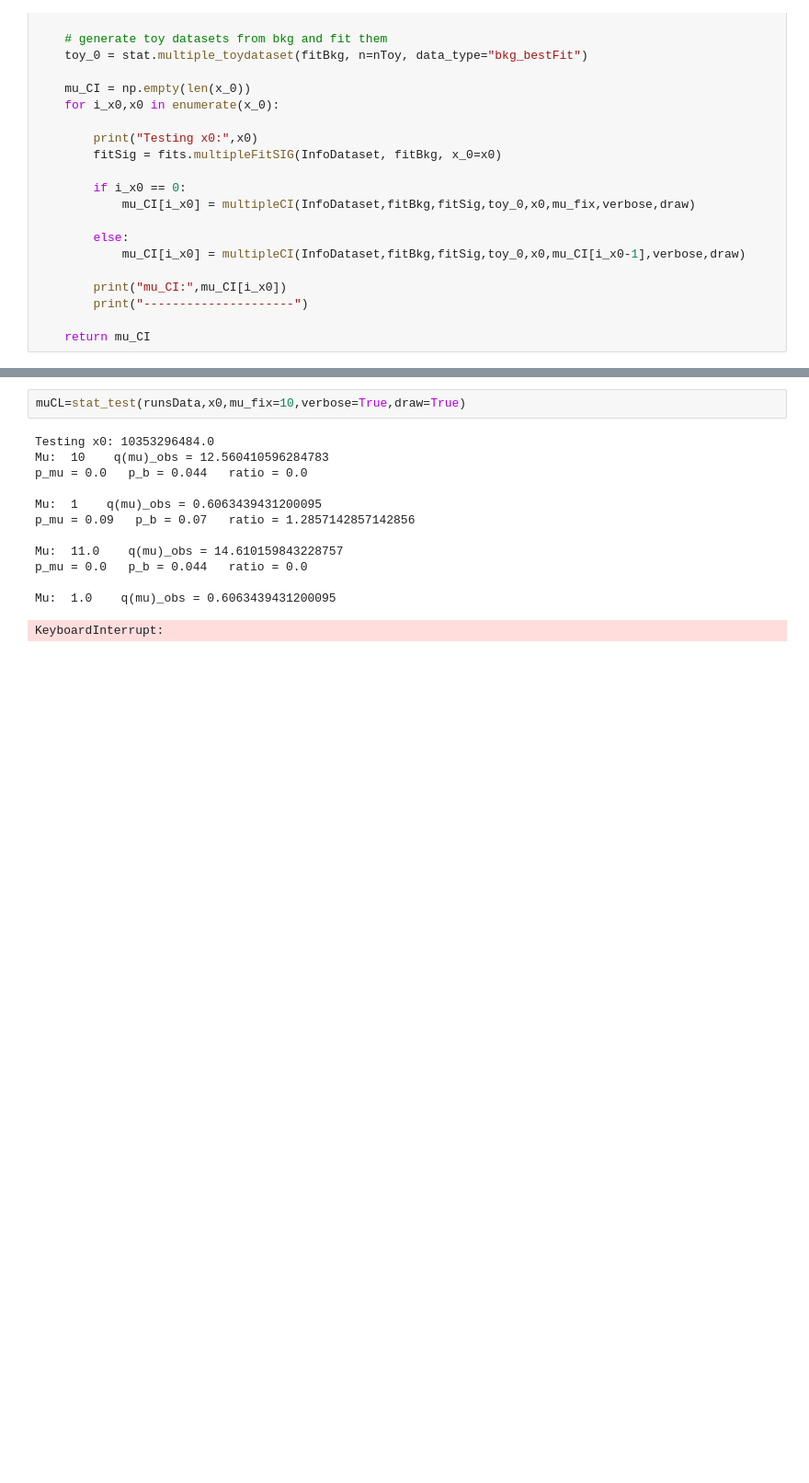
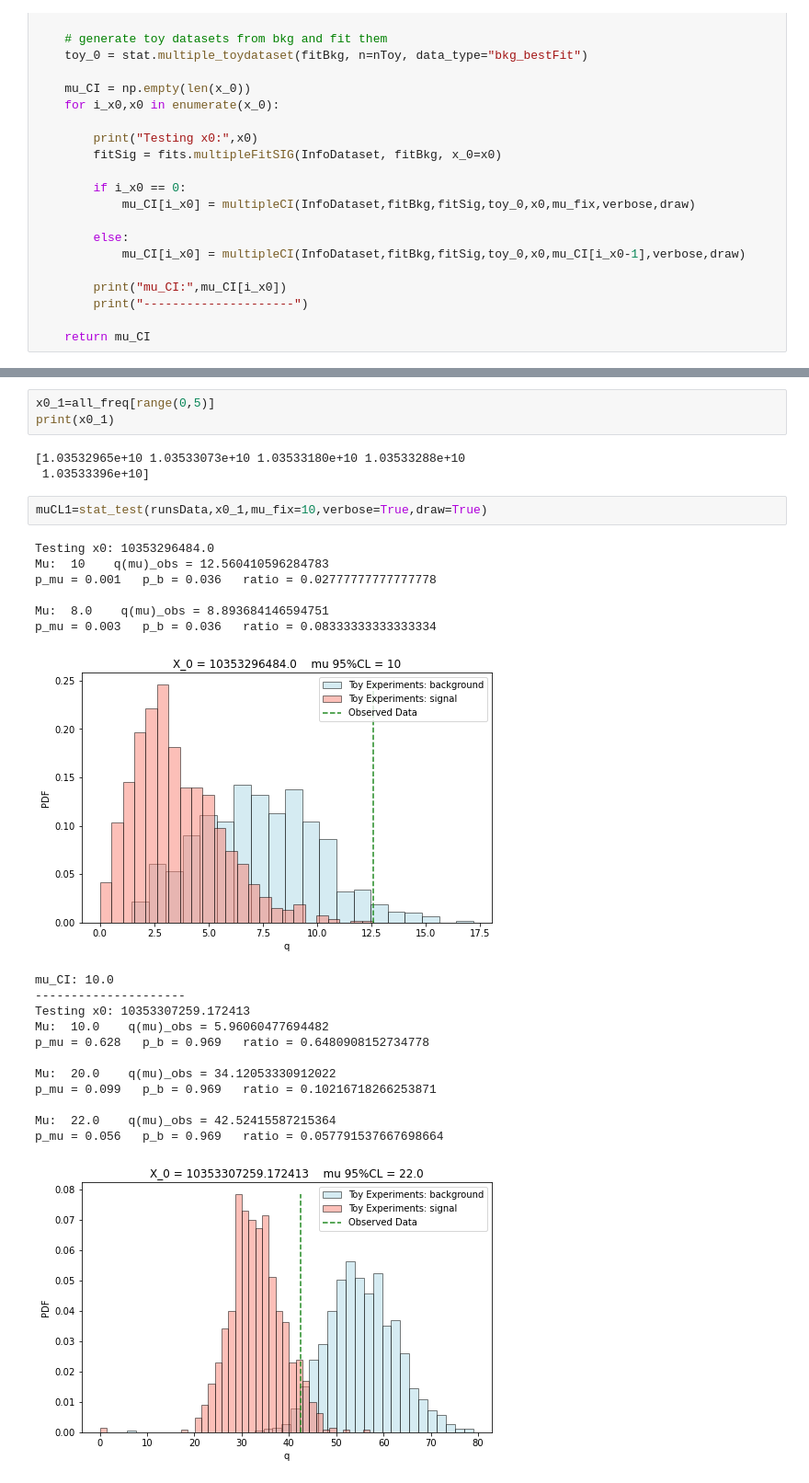
Before and after one commit to andread3vita/QuaxProject, a Jupyter notebook: QUAX-multiple_fit/Multiple-Runs-Analysis_CI.ipynb, the cells around one changed output, grey strips where cells are left out. Shown at 92% size. Cells and saved outputs as stored; diff of their text form; blank space fills up the shorter version.

```diff
--- a/QUAX-multiple_fit/Multiple-Runs-Analysis_CI.ipynb
+++ b/QUAX-multiple_fit/Multiple-Runs-Analysis_CI.ipynb
@@ -201,15 +197,28 @@ array([1.03532965e+10, 1.03533073e+10, 1.03533180e+10, 1.03533288e+10,
+# %%
+x0_1=all_freq[range(0,5)]
+print(x0_1)
+# %% [output]
+[1.03532965e+10 1.03533073e+10 1.03533180e+10 1.03533288e+10
+ 1.03533396e+10]
 # %%
-muCL=stat_test(runsData,x0,mu_fix=10,verbose=True,draw=True)
+muCL1=stat_test(runsData,x0_1,mu_fix=10,verbose=True,draw=True)
 # %% [output]
 Testing x0: 10353296484.0
 Mu:  10    q(mu)_obs = 12.560410596284783
-p_mu = 0.0   p_b = 0.044   ratio = 0.0
+p_mu = 0.001   p_b = 0.036   ratio = 0.02777777777777778
 
-Mu:  1    q(mu)_obs = 0.6063439431200095
-p_mu = 0.09   p_b = 0.07   ratio = 1.2857142857142856
-
-Mu:  11.0    q(mu)_obs = 14.610159843228757
-p_mu = 0.0   p_b = 0.044   ratio = 0.0
-
-Mu:  1.0    q(mu)_obs = 0.6063439431200095
+Mu:  8.0    q(mu)_obs = 8.893684146594751
+p_mu = 0.003   p_b = 0.036   ratio = 0.08333333333333334
+[figure, added]
-KeyboardInterrupt:
+mu_CI: 10.0
+---------------------
+Testing x0: 10353307259.172413
+Mu:  10.0    q(mu)_obs = 5.96060477694482
+p_mu = 0.628   p_b = 0.969   ratio = 0.6480908152734778
+
+Mu:  20.0    q(mu)_obs = 34.12053330912022
+p_mu = 0.099   p_b = 0.969   ratio = 0.10216718266253871
+
+Mu:  22.0    q(mu)_obs = 42.52415587215364
+p_mu = 0.056   p_b = 0.969   ratio = 0.057791537667698664
+[figure, added]
```
Also changed, not shown: parts of 28 cells of this notebook.
